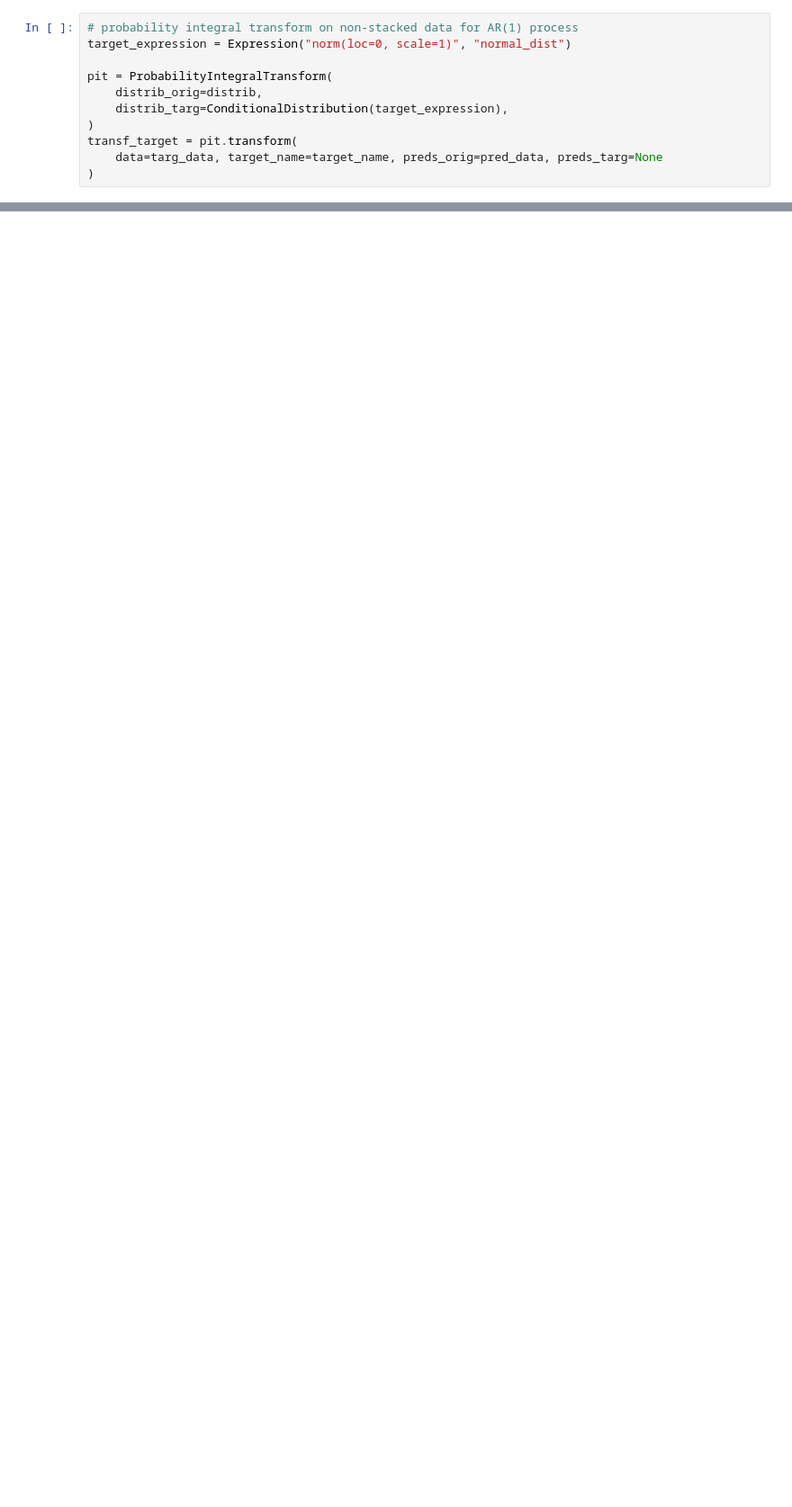
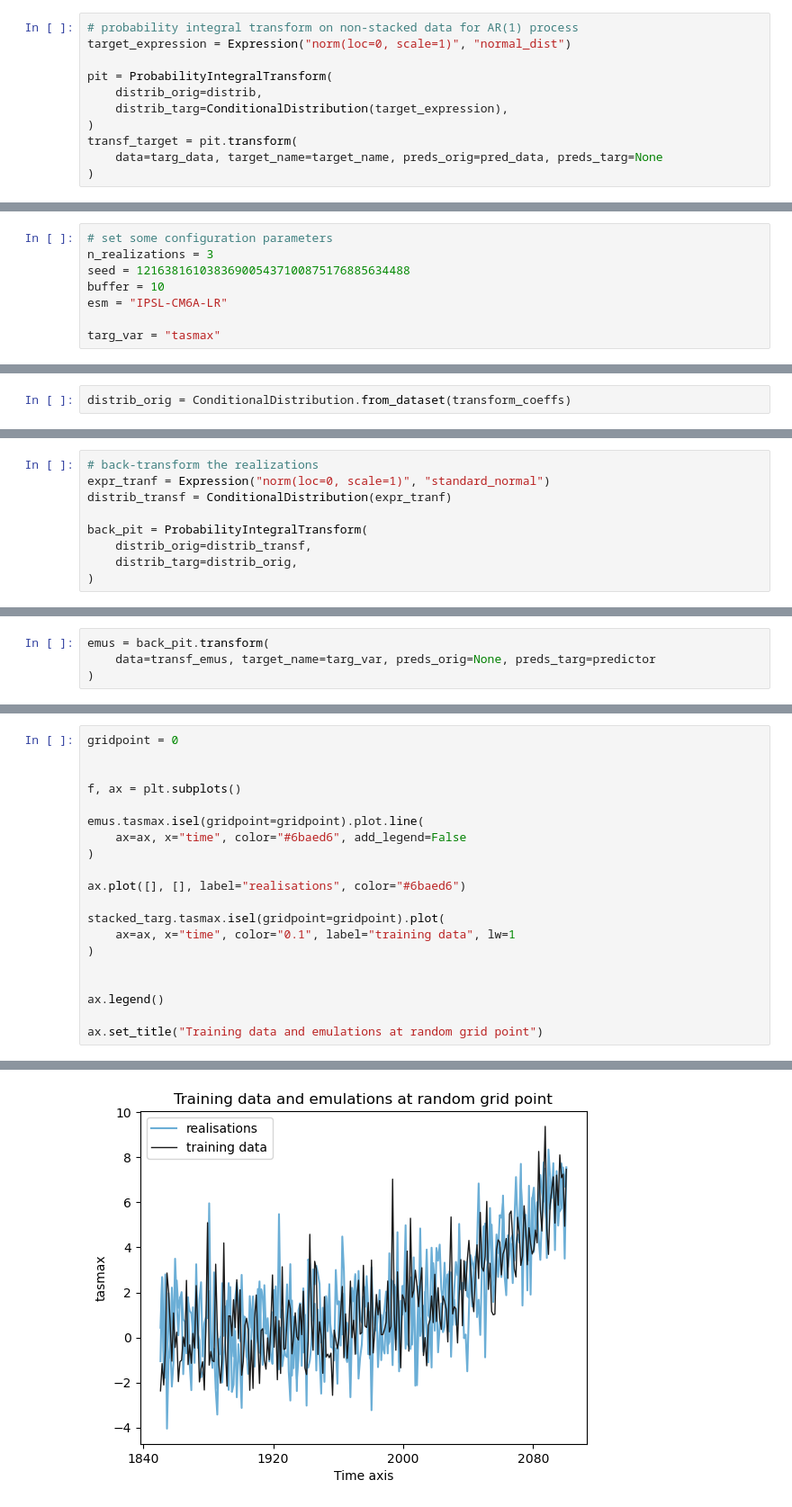
Before and after one commit to MESMER-group/mesmer, a Jupyter notebook: tutorials/example_mesmer_x.ipynb, the cells around one changed output, grey strips where cells are left out. Shown at 90% size. Saved outputs shown, nothing was run; the diff lists cells and outputs as text; blank space fills up the shorter version.

```diff
--- a/tutorials/example_mesmer_x.ipynb
+++ b/tutorials/example_mesmer_x.ipynb
@@ -195,0 +305,8 @@ if save_files:
+# %%
+# set some configuration parameters
+n_realizations = 3
+seed = 121638161038369005437100875176885634488
+buffer = 10
+esm = "IPSL-CM6A-LR"
+
+targ_var = "tasmax"
@@ -195,0 +413,2 @@ if save_files:
+# %%
+distrib_orig = ConditionalDistribution.from_dataset(transform_coeffs)
@@ -195,0 +417,9 @@ if save_files:
+# %%
+# back-transform the realizations
+expr_tranf = Expression("norm(loc=0, scale=1)", "standard_normal")
+distrib_transf = ConditionalDistribution(expr_tranf)
+
+back_pit = ProbabilityIntegralTransform(
+    distrib_orig=distrib_transf,
+    distrib_targ=distrib_orig,
+)
@@ -195,0 +428,4 @@ if save_files:
+# %%
+emus = back_pit.transform(
+    data=transf_emus, target_name=targ_var, preds_orig=None, preds_targ=predictor
+)
@@ -195,0 +434,21 @@ if save_files:
+# %%
+gridpoint = 0
+
+
+f, ax = plt.subplots()
+
+emus.tasmax.isel(gridpoint=gridpoint).plot.line(
+    ax=ax, x="time", color="#6baed6", add_legend=False
+)
+
+ax.plot([], [], label="realisations", color="#6baed6")
+
+stacked_targ.tasmax.isel(gridpoint=gridpoint).plot(
+    ax=ax, x="time", color="0.1", label="training data", lw=1
+)
+
+
+ax.legend()
+
+ax.set_title("Training data and emulations at random grid point")
+# %% [output]
@@ -195,0 +456 @@ if save_files:
+[figure, added]
```
Also changed, not shown: parts of 39 cells of this notebook.
